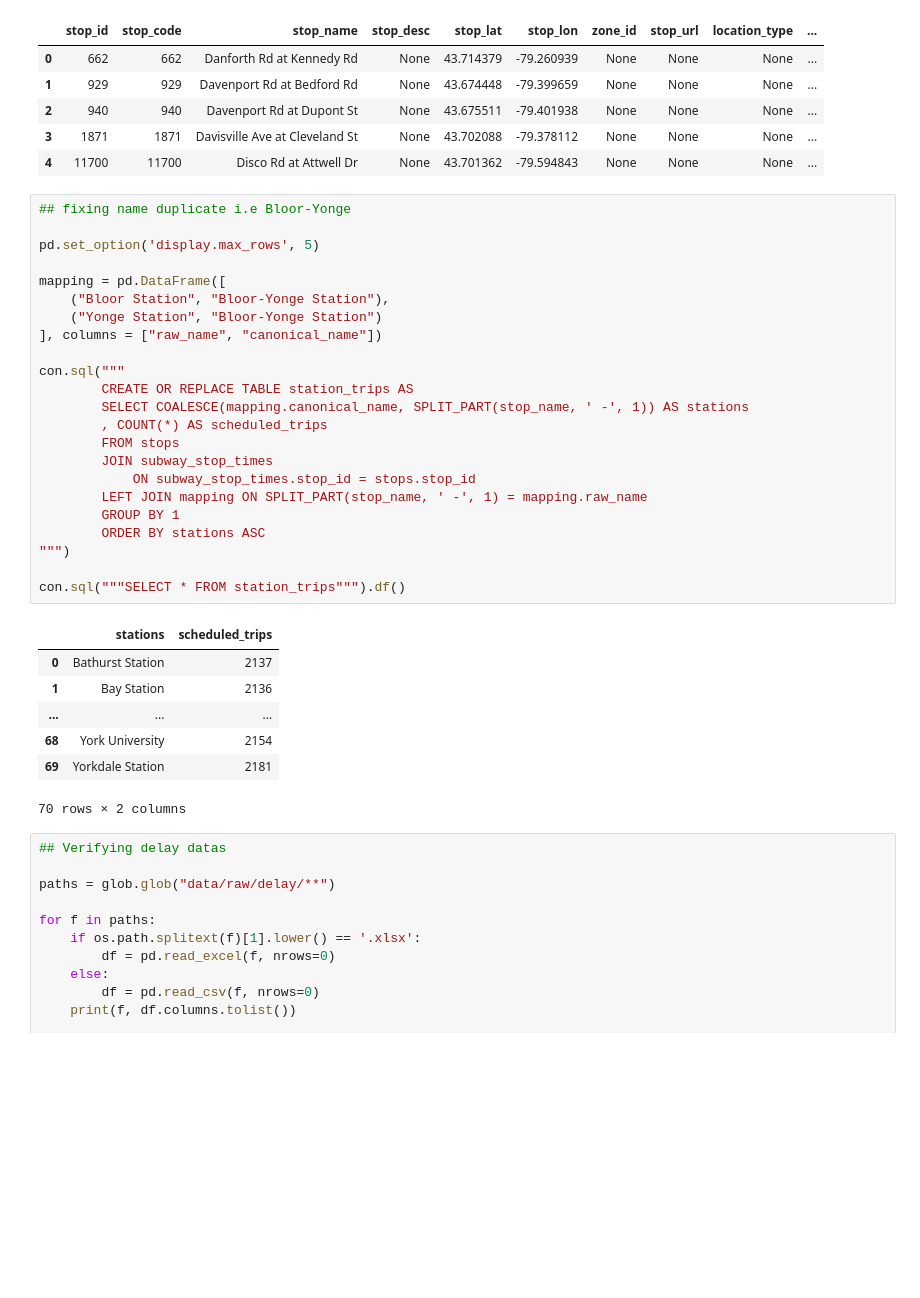
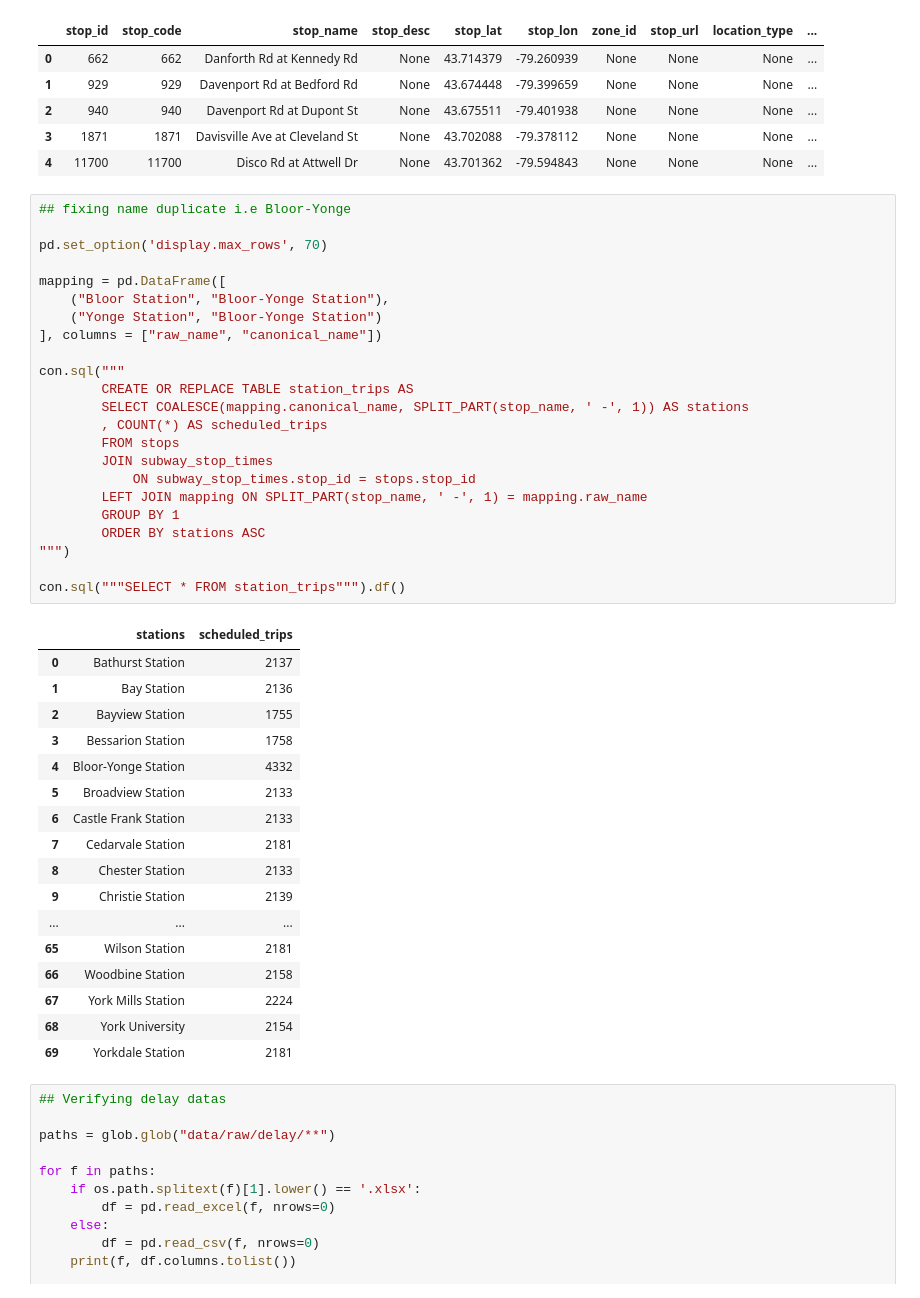
Before and after one commit to DevAwol/TTCdelay, a Jupyter notebook: explore.ipynb, the cells around one changed output. Drawn from its saved outputs; the diff is of its cells as text; blank space fills up the shorter version.

```diff
--- a/explore.ipynb
+++ b/explore.ipynb
@@ -91,34 +91,44 @@ con.sql("""
 # %%
 ## fixing name duplicate i.e Bloor-Yonge
 
-pd.set_option('display.max_rows', 5)
+pd.set_option('display.max_rows', 70)
 
 mapping = pd.DataFrame([
     ("Bloor Station", "Bloor-Yonge Station"),
     ("Yonge Station", "Bloor-Yonge Station")
 ], columns = ["raw_name", "canonical_name"])
 
 con.sql("""
         CREATE OR REPLACE TABLE station_trips AS
         SELECT COALESCE(mapping.canonical_name, SPLIT_PART(stop_name, ' -', 1)) AS stations
         , COUNT(*) AS scheduled_trips
         FROM stops
         JOIN subway_stop_times
             ON subway_stop_times.stop_id = stops.stop_id
         LEFT JOIN mapping ON SPLIT_PART(stop_name, ' -', 1) = mapping.raw_name
         GROUP BY 1
         ORDER BY stations ASC
 """)
 
 con.sql("""SELECT * FROM station_trips""").df()
 # %% [output]
 |  | stations | scheduled_trips |
 | 0 | Bathurst Station | 2137 |
 | 1 | Bay Station | 2136 |
+| 2 | Bayview Station | 1755 |
+| 3 | Bessarion Station | 1758 |
+| 4 | Bloor-Yonge Station | 4332 |
+| 5 | Broadview Station | 2133 |
+| 6 | Castle Frank Station | 2133 |
+| 7 | Cedarvale Station | 2181 |
+| 8 | Chester Station | 2133 |
+| 9 | Christie Station | 2139 |
 | ... | ... | ... |
+| 65 | Wilson Station | 2181 |
+| 66 | Woodbine Station | 2158 |
+| 67 | York Mills Station | 2224 |
 | 68 | York University | 2154 |
 | 69 | Yorkdale Station | 2181 |
-70 rows × 2 columns
 # %%
 ## Verifying delay datas
 
```
Also changed, not shown: parts of 3 cells of this notebook.
